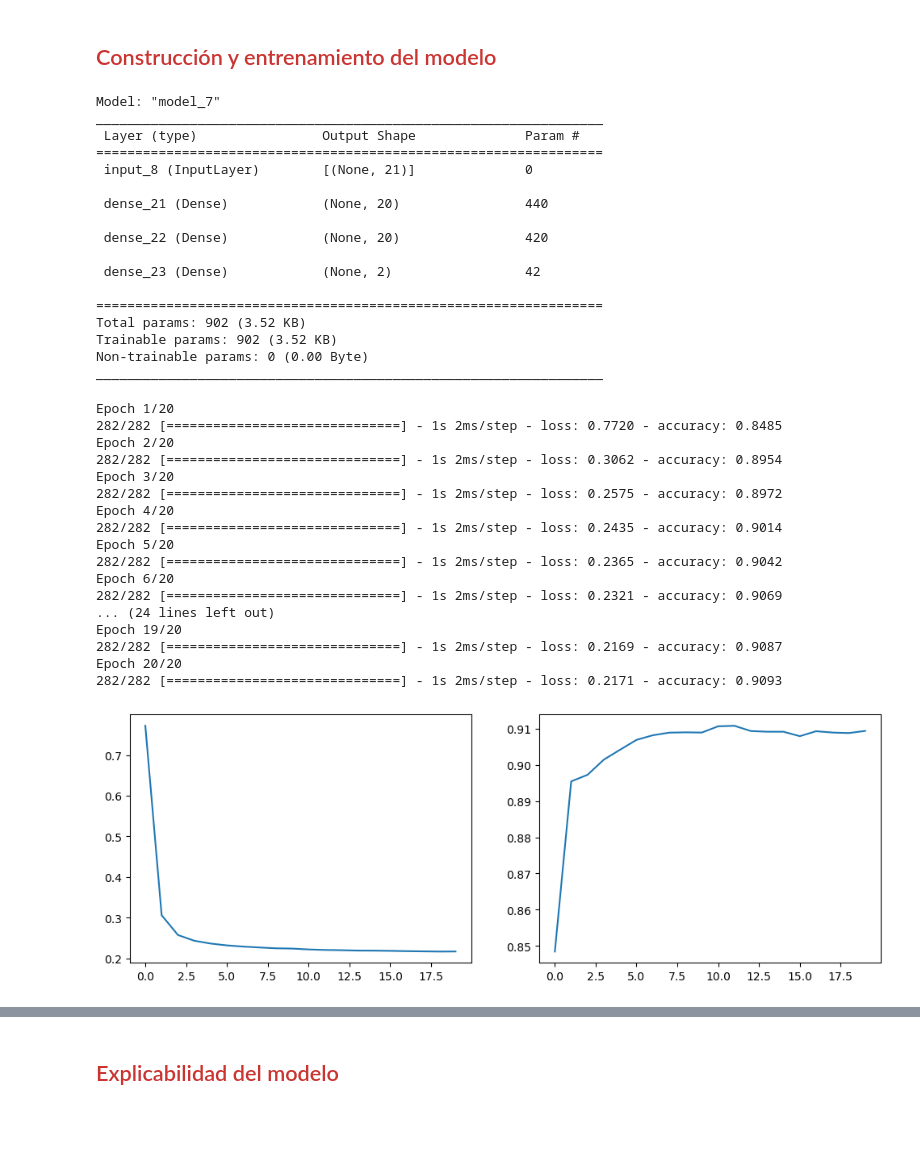
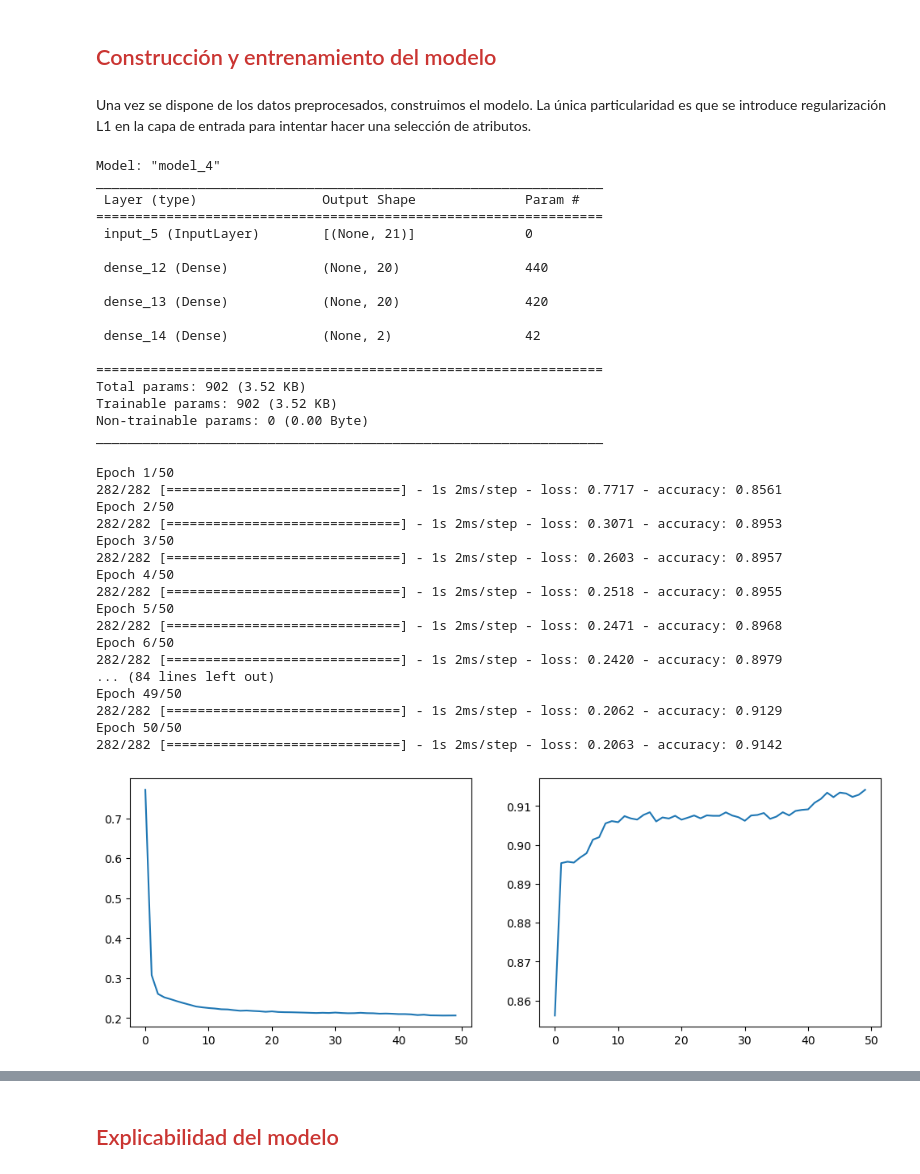
Before and after one commit to christianolivamoya/MIAX13-REDES, a Jupyter notebook: notebooks/99_1_explicabilidad_redes_neuronales.ipynb, the cells around one changed output, grey strips where cells are left out. Drawn from its saved outputs; the diff is of its cells as text; code cells hidden in the pictures; blank space fills up the shorter version.

```diff
--- a/notebooks/99_1_explicabilidad_redes_neuronales.ipynb
+++ b/notebooks/99_1_explicabilidad_redes_neuronales.ipynb
@@ -381,9 +406,11 @@ sns.heatmap(pd.concat((X_train, y_train), axis=1).corr(), vmin=-1, vmax=1, cmap=
 # %% [markdown]
 ## <font color="#CA3532">Construcción y entrenamiento del modelo</font>
+# %% [markdown]
+Una vez se dispone de los datos preprocesados, construimos el modelo. La única particularidad es que se introduce regularización L1 en la capa de entrada para intentar hacer una selección de atributos.
 # %%
 def build_model(input_dim, hidden_size, output_dim, optimizer="Adam", l1reg=0.0):
     input_layer = tf.keras.layers.Input(shape=(input_dim,))
-    dense_layer = tf.keras.layers.Dense(hidden_size, activation="relu",
+    dense_layer = tf.keras.layers.Dense(hidden_size, activation="tanh",
                                         kernel_regularizer=tf.keras.regularizers.l1(l1reg))(input_layer)
     dense_layer = tf.keras.layers.Dense(hidden_size, activation="relu")(dense_layer)
     output_layer = tf.keras.layers.Dense(output_dim, activation="softmax")(dense_layer)
@@ -404,17 +431,17 @@ optimizer = tf.keras.optimizers.Adam(learning_rate=learning_rate)
 model = build_model(input_dim, hidden_size, output_dim, optimizer=optimizer, l1reg=l1reg)
 model.summary()
 # %% [output]
-Model: "model_7"
+Model: "model_4"
 _________________________________________________________________
  Layer (type)                Output Shape              Param #
 =================================================================
- input_8 (InputLayer)        [(None, 21)]              0
+ input_5 (InputLayer)        [(None, 21)]              0
 
- dense_21 (Dense)            (None, 20)                440
+ dense_12 (Dense)            (None, 20)                440
 
- dense_22 (Dense)            (None, 20)                420
+ dense_13 (Dense)            (None, 20)                420
 
- dense_23 (Dense)            (None, 2)                 42
+ dense_14 (Dense)            (None, 2)                 42
 
 =================================================================
 Total params: 902 (3.52 KB)
@@ -422,32 +449,32 @@ Trainable params: 902 (3.52 KB)
 Non-trainable params: 0 (0.00 Byte)
 _________________________________________________________________
 # %%
-h = model.fit(X_train, y_train, batch_size=128, epochs=20)
+h = model.fit(X_train, y_train, batch_size=128, epochs=50)
 plt.figure(figsize=(12, 4))
 plt.subplot(1,2,1)
 plt.plot(h.history["loss"])
 plt.subplot(1,2,2)
 plt.plot(h.history["accuracy"])
 plt.show()
 # %% [output]
-Epoch 1/20
-282/282 [==============================] - 1s 2ms/step - loss: 0.7720 - accuracy: 0.8485
-Epoch 2/20
-282/282 [==============================] - 1s 2ms/step - loss: 0.3062 - accuracy: 0.8954
-Epoch 3/20
-282/282 [==============================] - 1s 2ms/step - loss: 0.2575 - accuracy: 0.8972
-Epoch 4/20
-282/282 [==============================] - 1s 2ms/step - loss: 0.2435 - accuracy: 0.9014
-Epoch 5/20
-282/282 [==============================] - 1s 2ms/step - loss: 0.2365 - accuracy: 0.9042
-Epoch 6/20
-282/282 [==============================] - 1s 2ms/step - loss: 0.2321 - accuracy: 0.9069
-... (24 lines left out)
-Epoch 19/20
-282/282 [==============================] - 1s 2ms/step - loss: 0.2169 - accuracy: 0.9087
-Epoch 20/20
-282/282 [==============================] - 1s 2ms/step - loss: 0.2171 - accuracy: 0.9093
+Epoch 1/50
+282/282 [==============================] - 1s 2ms/step - loss: 0.7717 - accuracy: 0.8561
+Epoch 2/50
+282/282 [==============================] - 1s 2ms/step - loss: 0.3071 - accuracy: 0.8953
+Epoch 3/50
+282/282 [==============================] - 1s 2ms/step - loss: 0.2603 - accuracy: 0.8957
+Epoch 4/50
+282/282 [==============================] - 1s 2ms/step - loss: 0.2518 - accuracy: 0.8955
+Epoch 5/50
+282/282 [==============================] - 1s 2ms/step - loss: 0.2471 - accuracy: 0.8968
+Epoch 6/50
+282/282 [==============================] - 1s 2ms/step - loss: 0.2420 - accuracy: 0.8979
+... (84 lines left out)
+Epoch 49/50
+282/282 [==============================] - 1s 2ms/step - loss: 0.2062 - accuracy: 0.9129
+Epoch 50/50
+282/282 [==============================] - 1s 2ms/step - loss: 0.2063 - accuracy: 0.9142
-[figure, old version]
+[figure, new version]
 # %%
 model.evaluate(X_test, y_test)
 # %% [output]
```
Also changed, not shown: parts of 44 cells of this notebook.
